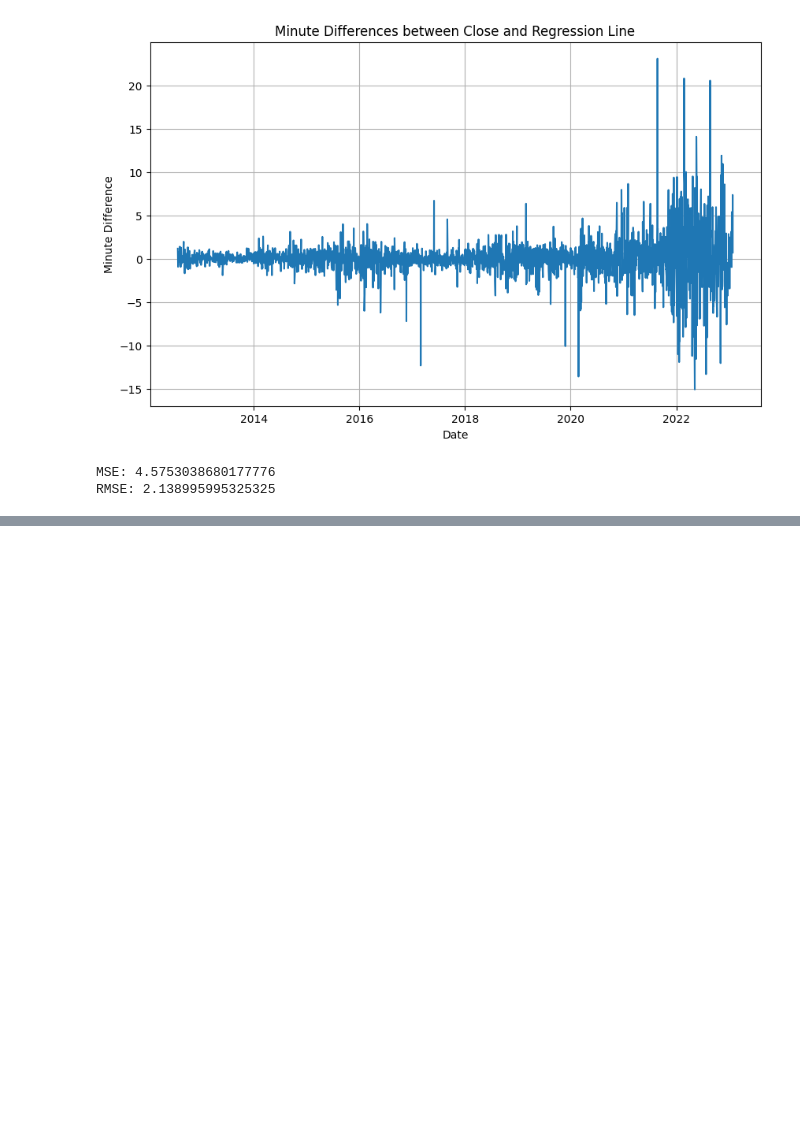
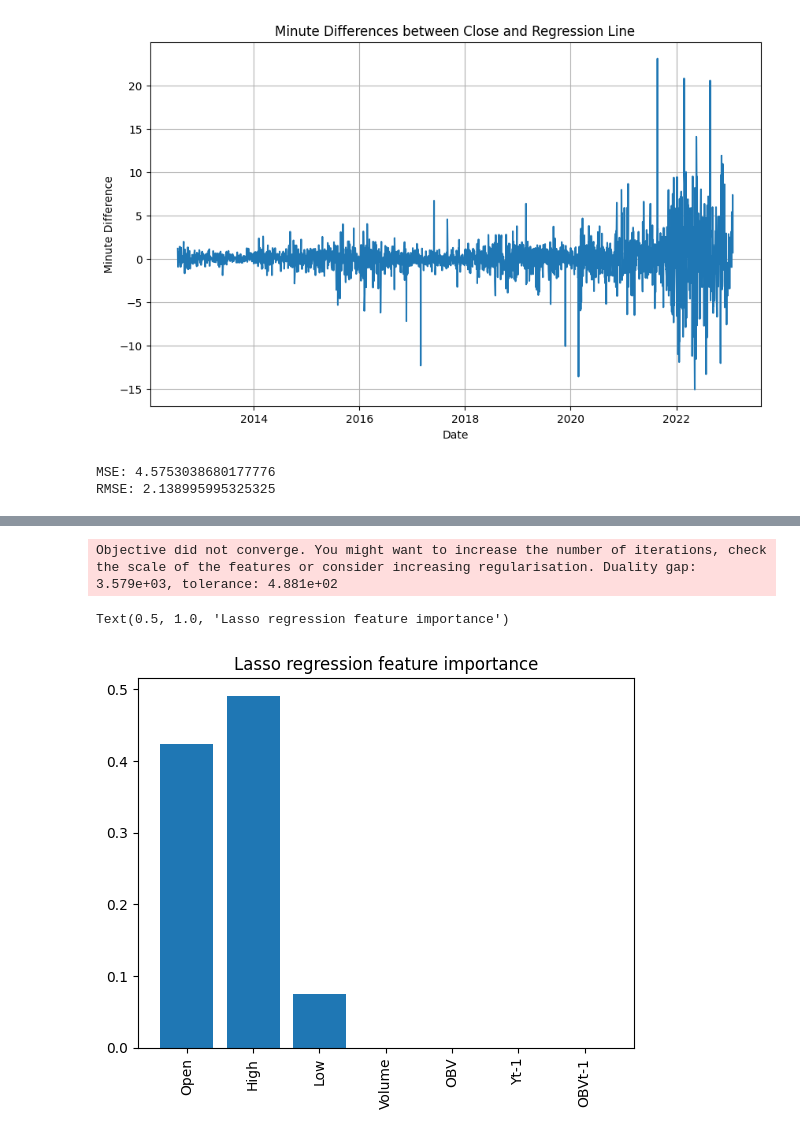
Before and after one commit to AshishShinde03/ML, a Jupyter notebook: OBV_F.ipynb, the cells around one changed output, grey strips where cells are left out. Drawn from its saved outputs; the diff is of its cells as text; code cells hidden in the pictures; blank space fills up the shorter version.

```diff
--- a/OBV_F.ipynb
+++ b/OBV_F.ipynb
@@ -394,0 +604,12 @@ print(results.summary())
+# %%
+
+# Fit Lasso regression model and plot feature importance
+lasso = Lasso(alpha=1.0)
+lasso.fit(X_train, y_train)
+plt.bar(X_train.columns, lasso.coef_)
+plt.xticks(rotation=90)
+plt.title('Lasso regression feature importance')
+# %% [output]
+Objective did not converge. You might want to increase the number of iterations, check the scale of the features or consider increasing regularisation. Duality gap: 3.579e+03, tolerance: 4.881e+02
+Text(0.5, 1.0, 'Lasso regression feature importance')
+[figure, added]
```
Also changed, not shown: parts of 47 cells of this notebook.
